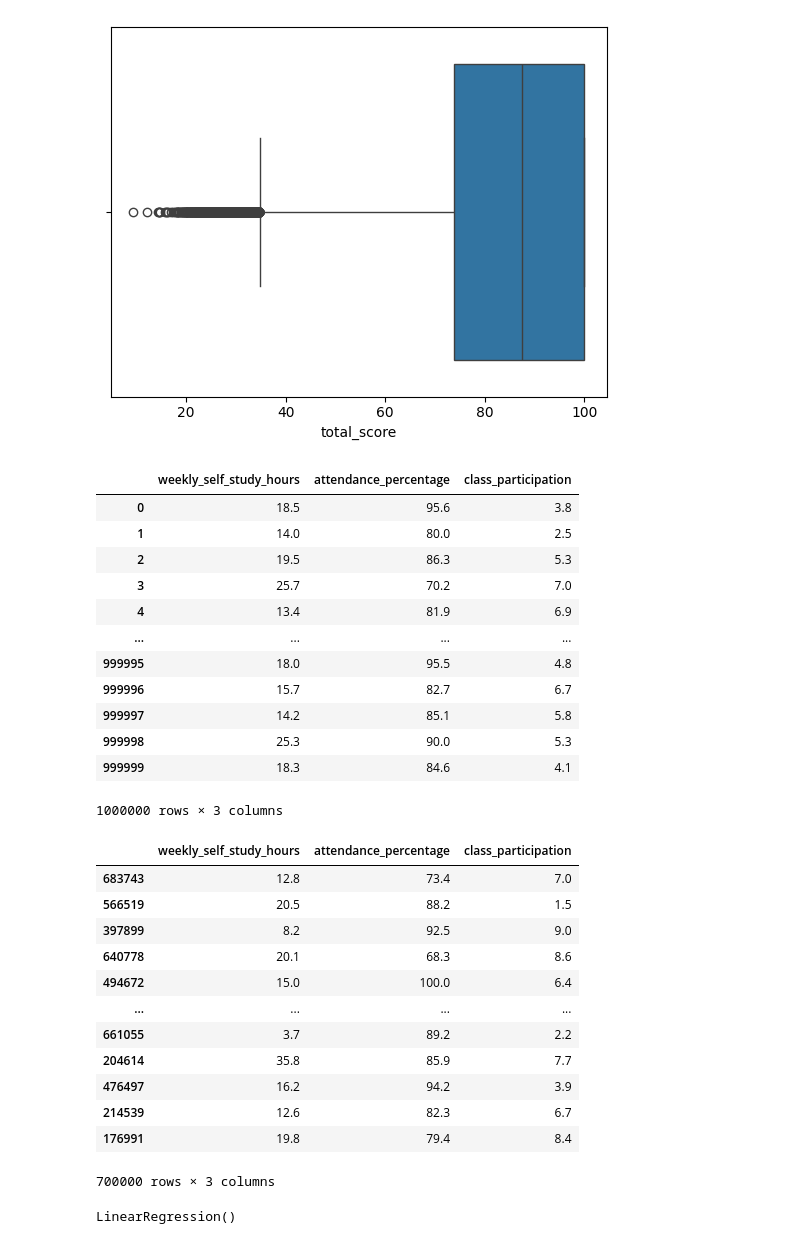
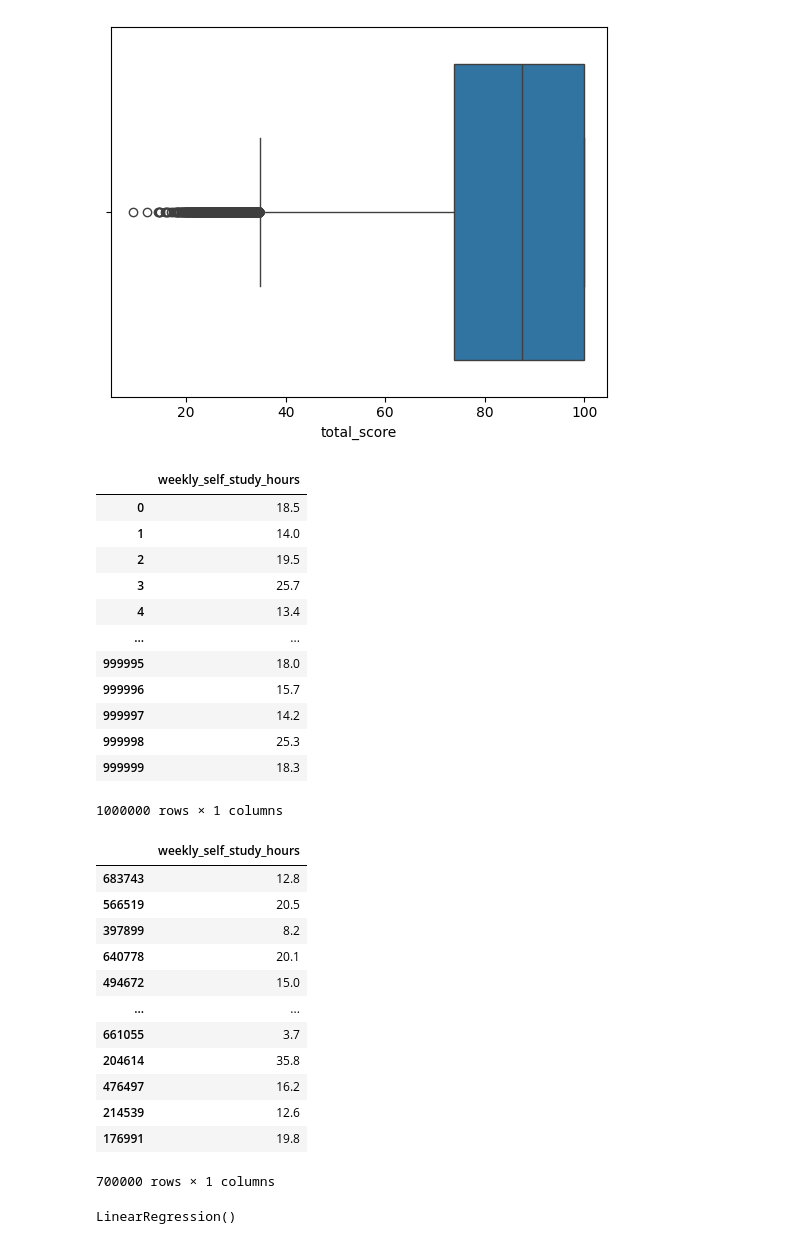
Before and after one commit to djafarou-ML/Student_Performance, a Jupyter notebook: student_perfomance.ipynb, the cells around one changed output. Saved outputs shown, nothing was run; the diff lists cells and outputs as text; code cells hidden in the pictures.

Commit message:
feat: implement simple linear regression for study hours

```diff
--- a/student_perfomance.ipynb
+++ b/student_perfomance.ipynb
@@ -191,22 +191,22 @@ sns.boxplot(x=df['total_score'])
 <Axes: xlabel='total_score'>
 [figure]
 # %%
-X = df.drop('total_score', axis=1)
+X = df.drop(['total_score', 'class_participation', 'attendance_percentage'], axis=1)
 X
 # %% [output]
-|  | weekly_self_study_hours | attendance_percentage | class_participation |
-| 0 | 18.5 | 95.6 | 3.8 |
-| 1 | 14.0 | 80.0 | 2.5 |
-| 2 | 19.5 | 86.3 | 5.3 |
-| 3 | 25.7 | 70.2 | 7.0 |
-| 4 | 13.4 | 81.9 | 6.9 |
-| ... | ... | ... | ... |
-| 999995 | 18.0 | 95.5 | 4.8 |
-| 999996 | 15.7 | 82.7 | 6.7 |
-| 999997 | 14.2 | 85.1 | 5.8 |
-| 999998 | 25.3 | 90.0 | 5.3 |
-| 999999 | 18.3 | 84.6 | 4.1 |
+|  | weekly_self_study_hours |
+| 0 | 18.5 |
+| 1 | 14.0 |
+| 2 | 19.5 |
+| 3 | 25.7 |
+| 4 | 13.4 |
+| ... | ... |
+| 999995 | 18.0 |
+| 999996 | 15.7 |
+| 999997 | 14.2 |
+| 999998 | 25.3 |
+| 999999 | 18.3 |
-1000000 rows × 3 columns
+1000000 rows × 1 columns
 # %%
 Y = df['total_score']
 # %%
@@ -214,19 +214,19 @@ X_train, X_test, Y_train, Y_test = train_test_split(X, Y, test_size=0.3, random_
 # %%
 X_train
 # %% [output]
-|  | weekly_self_study_hours | attendance_percentage | class_participation |
-| 683743 | 12.8 | 73.4 | 7.0 |
-| 566519 | 20.5 | 88.2 | 1.5 |
-| 397899 | 8.2 | 92.5 | 9.0 |
-| 640778 | 20.1 | 68.3 | 8.6 |
-| 494672 | 15.0 | 100.0 | 6.4 |
-| ... | ... | ... | ... |
-| 661055 | 3.7 | 89.2 | 2.2 |
-| 204614 | 35.8 | 85.9 | 7.7 |
-| 476497 | 16.2 | 94.2 | 3.9 |
-| 214539 | 12.6 | 82.3 | 6.7 |
-| 176991 | 19.8 | 79.4 | 8.4 |
+|  | weekly_self_study_hours |
+| 683743 | 12.8 |
+| 566519 | 20.5 |
+| 397899 | 8.2 |
+| 640778 | 20.1 |
+| 494672 | 15.0 |
+| ... | ... |
+| 661055 | 3.7 |
+| 204614 | 35.8 |
+| 476497 | 16.2 |
+| 214539 | 12.6 |
+| 176991 | 19.8 |
-700000 rows × 3 columns
+700000 rows × 1 columns
 # %%
 model = LinearRegression()
 # %%
```
Also changed, not shown: parts of 9 cells of this notebook, 1 other file.
